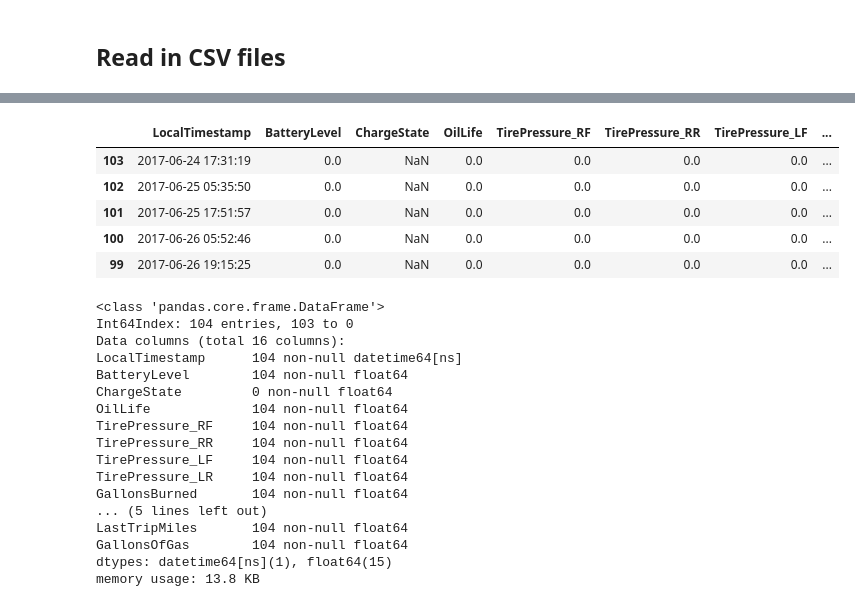
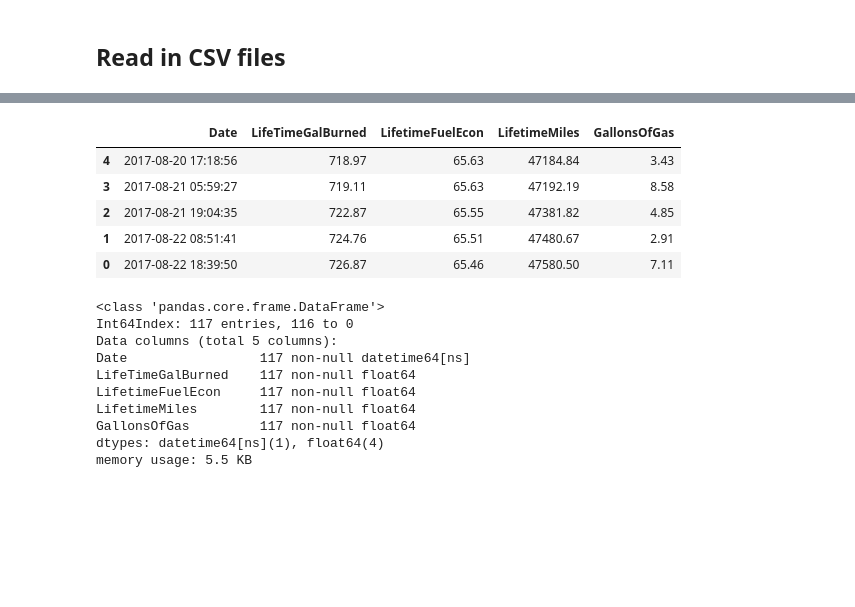
Before and after one commit to derek-palmer/volt-metrics, a Jupyter notebook: jupyter/volume/Volt Analytics.ipynb, the cells around one changed output, grey strips where cells are left out. Drawn from its saved outputs; the diff is of its cells as text; code cells hidden in the pictures; blank space fills up the shorter version.

```diff
--- a/jupyter/volume/Volt Analytics.ipynb
+++ b/jupyter/volume/Volt Analytics.ipynb
@@ -45,3 +100,7 @@ voltDailyData.head()
 # %%
-#Volt Readings throughout the day (usually two)
+#Volt Readings throughout the day (usually two), convert Timestamp to datetime object
 voltReadings = pd.read_csv('data/voltdata_' + currentDate.strftime('%Y%m%d') + '.csv')
+voltReadings.rename(columns = {'LocalTimestamp':'Date', 'GallonsBurned': 'LifeTimeGalBurned'}, inplace=True)
+voltReadings['Date'] = pd.to_datetime(voltReadings['Date'])
+
+voltReadings.head()
@@ -57,33 +114,28 @@ voltReadings.head()
+# %%
+# Select only columns desired
+voltReadings = voltReadings[['Date', 'LifeTimeGalBurned', 'LifetimeFuelEcon', 'LifetimeMiles', 'GallonsOfGas']]
 # %%
-# Sort based on timestamp, round values, convert object to timestamp
+# Sort based on timestamp, round values
 voltReadings.sort_values(by='LifetimeMiles', inplace=True)
-voltReadings['LocalTimestamp'] = pd.to_datetime(voltReadings['LocalTimestamp'])
 voltReadings = voltReadings.round(2)
-voltReadings.head()
+voltReadings.tail()
 # %% [output]
-|  | LocalTimestamp | BatteryLevel | ChargeState | OilLife | TirePressure_RF | TirePressure_RR | TirePressure_LF | ... |
-| 103 | 2017-06-24 17:31:19 | 0.0 | NaN | 0.0 | 0.0 | 0.0 | 0.0 | ... |
-| 102 | 2017-06-25 05:35:50 | 0.0 | NaN | 0.0 | 0.0 | 0.0 | 0.0 | ... |
-| 101 | 2017-06-25 17:51:57 | 0.0 | NaN | 0.0 | 0.0 | 0.0 | 0.0 | ... |
-| 100 | 2017-06-26 05:52:46 | 0.0 | NaN | 0.0 | 0.0 | 0.0 | 0.0 | ... |
-| 99 | 2017-06-26 19:15:25 | 0.0 | NaN | 0.0 | 0.0 | 0.0 | 0.0 | ... |
+|  | Date | LifeTimeGalBurned | LifetimeFuelEcon | LifetimeMiles | GallonsOfGas |
+| 4 | 2017-08-20 17:18:56 | 718.97 | 65.63 | 47184.84 | 3.43 |
+| 3 | 2017-08-21 05:59:27 | 719.11 | 65.63 | 47192.19 | 8.58 |
+| 2 | 2017-08-21 19:04:35 | 722.87 | 65.55 | 47381.82 | 4.85 |
+| 1 | 2017-08-22 08:51:41 | 724.76 | 65.51 | 47480.67 | 2.91 |
+| 0 | 2017-08-22 18:39:50 | 726.87 | 65.46 | 47580.50 | 7.11 |
 # %%
 voltReadings.info()
 # %% [output]
 <class 'pandas.core.frame.DataFrame'>
-Int64Index: 104 entries, 103 to 0
-Data columns (total 16 columns):
-LocalTimestamp      104 non-null datetime64[ns]
-BatteryLevel        104 non-null float64
-ChargeState         0 non-null float64
-OilLife             104 non-null float64
-TirePressure_RF     104 non-null float64
-TirePressure_RR     104 non-null float64
-TirePressure_LF     104 non-null float64
-TirePressure_LR     104 non-null float64
-GallonsBurned       104 non-null float64
-... (5 lines left out)
-LastTripMiles       104 non-null float64
-GallonsOfGas        104 non-null float64
-dtypes: datetime64[ns](1), float64(15)
-memory usage: 13.8 KB
+Int64Index: 117 entries, 116 to 0
+Data columns (total 5 columns):
+Date                 117 non-null datetime64[ns]
+LifeTimeGalBurned    117 non-null float64
+LifetimeFuelEcon     117 non-null float64
+LifetimeMiles        117 non-null float64
+GallonsOfGas         117 non-null float64
+dtypes: datetime64[ns](1), float64(4)
+memory usage: 5.5 KB
```
Also changed, not shown: parts of 12 cells of this notebook, 3 other files.
